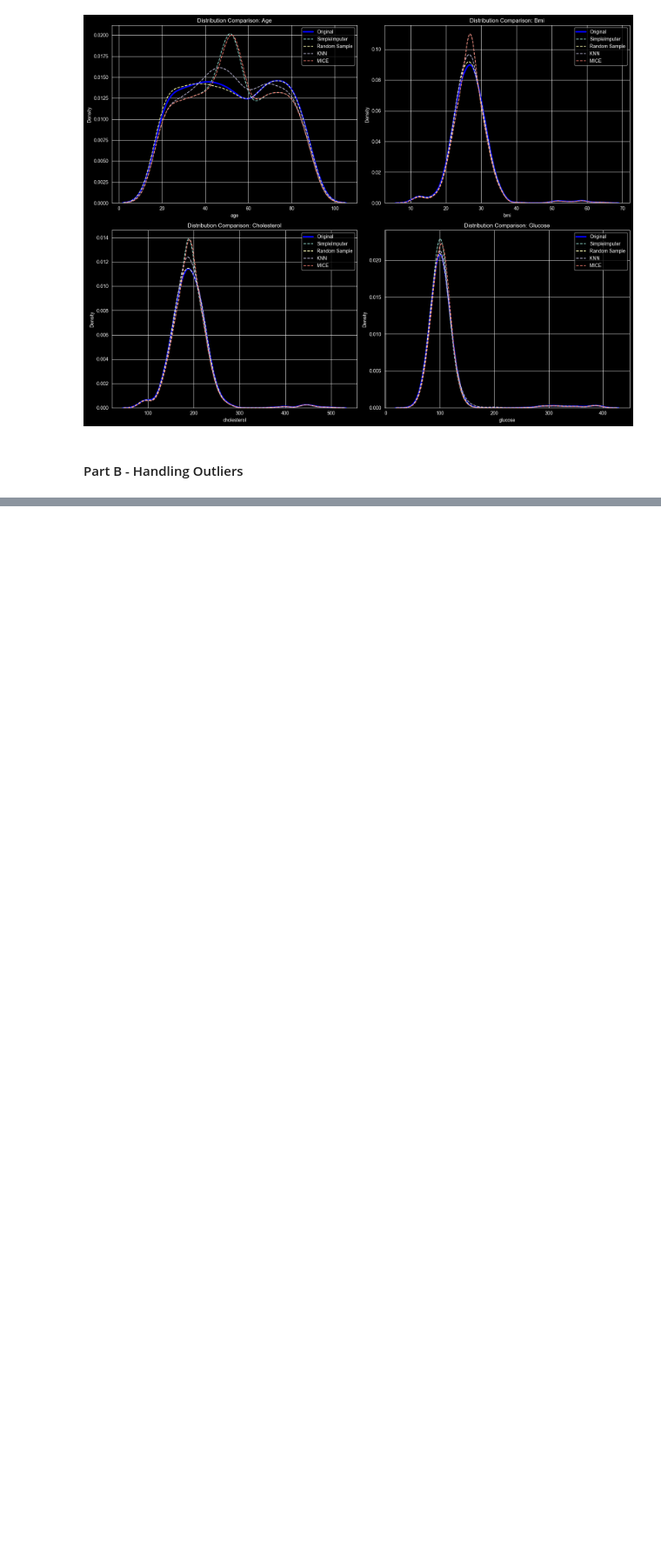
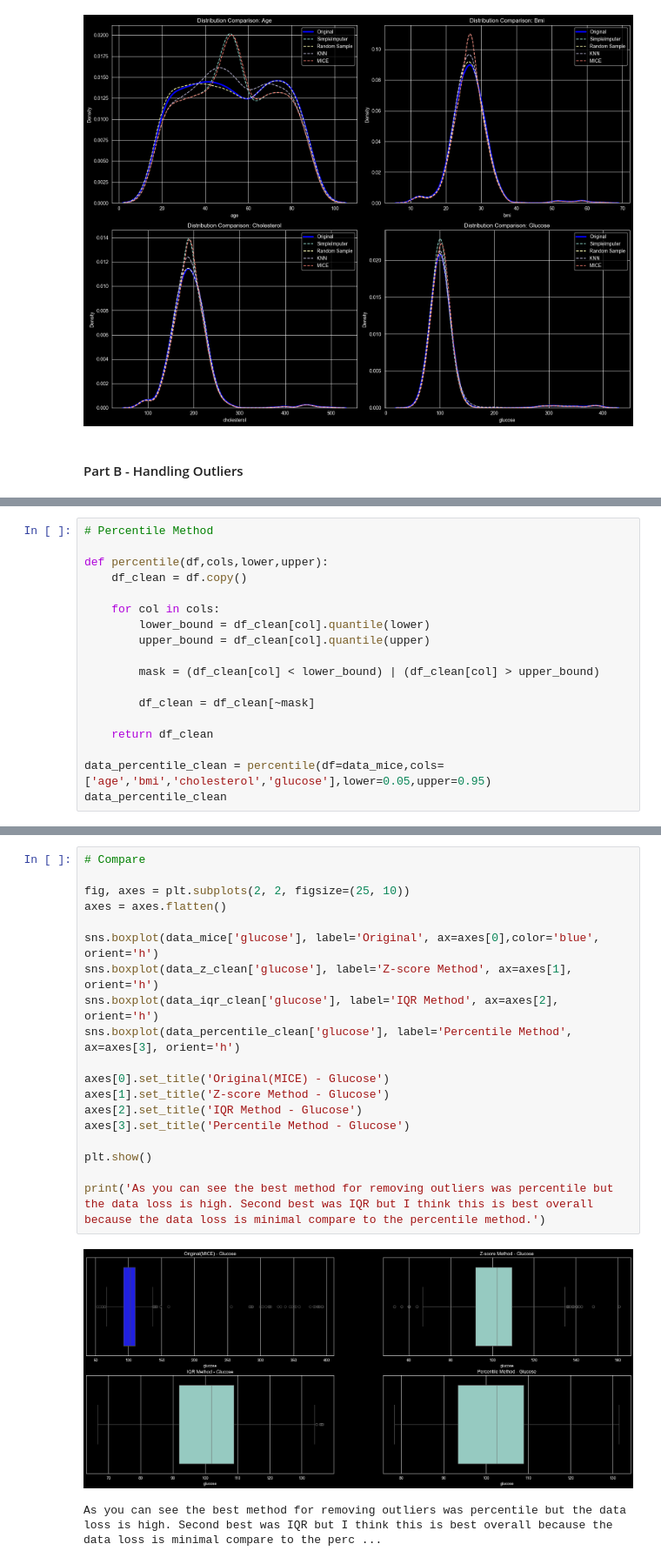
Before and after one commit to krish-desai-123/Data-Preprocessing-and-Feature-Engineering, a Jupyter notebook: PR_2/data_cleanser.ipynb, the cells around one changed output, grey strips where cells are left out. Shown at 87% size. Cells and saved outputs as stored; diff of their text form; blank space fills up the shorter version.

```diff
--- a/PR_2/data_cleanser.ipynb
+++ b/PR_2/data_cleanser.ipynb
@@ -276,0 +354,18 @@ plt.show()
+# %%
+# Percentile Method
+
+def percentile(df,cols,lower,upper):
+    df_clean = df.copy()
+
+    for col in cols:
+        lower_bound = df_clean[col].quantile(lower)
+        upper_bound = df_clean[col].quantile(upper)
+
+        mask = (df_clean[col] < lower_bound) | (df_clean[col] > upper_bound)
+
+        df_clean = df_clean[~mask]
+
+    return df_clean
+
+data_percentile_clean = percentile(df=data_mice,cols=['age','bmi','cholesterol','glucose'],lower=0.05,upper=0.95)
+data_percentile_clean
@@ -276,0 +407,22 @@ plt.show()
+# %%
+# Compare
+
+fig, axes = plt.subplots(2, 2, figsize=(25, 10))
+axes = axes.flatten()
+
+sns.boxplot(data_mice['glucose'], label='Original', ax=axes[0],color='blue', orient='h')
+sns.boxplot(data_z_clean['glucose'], label='Z-score Method', ax=axes[1], orient='h')
+sns.boxplot(data_iqr_clean['glucose'], label='IQR Method', ax=axes[2], orient='h')
+sns.boxplot(data_percentile_clean['glucose'], label='Percentile Method', ax=axes[3], orient='h')
+
+axes[0].set_title('Original(MICE) - Glucose')
+axes[1].set_title('Z-score Method - Glucose')
+axes[2].set_title('IQR Method - Glucose')
+axes[3].set_title('Percentile Method - Glucose')
+
+plt.show()
+
+print('As you can see the best method for removing outliers was percentile but the data loss is high. Second best was IQR but I think this is best overall because the data loss is minimal compare to the percentile method.')
+# %% [output]
+[figure, added]
+As you can see the best method for removing outliers was percentile but the data loss is high. Second best was IQR but I think this is best overall because the data loss is minimal compare to the perc ...
```
Also changed, not shown: parts of 7 cells of this notebook, 1 other file.
